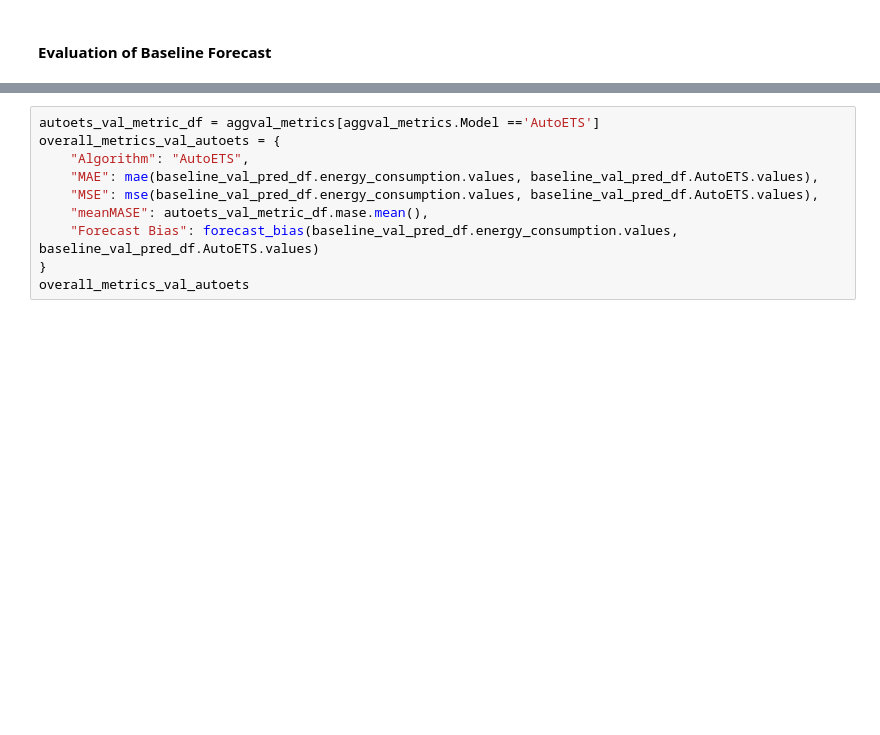
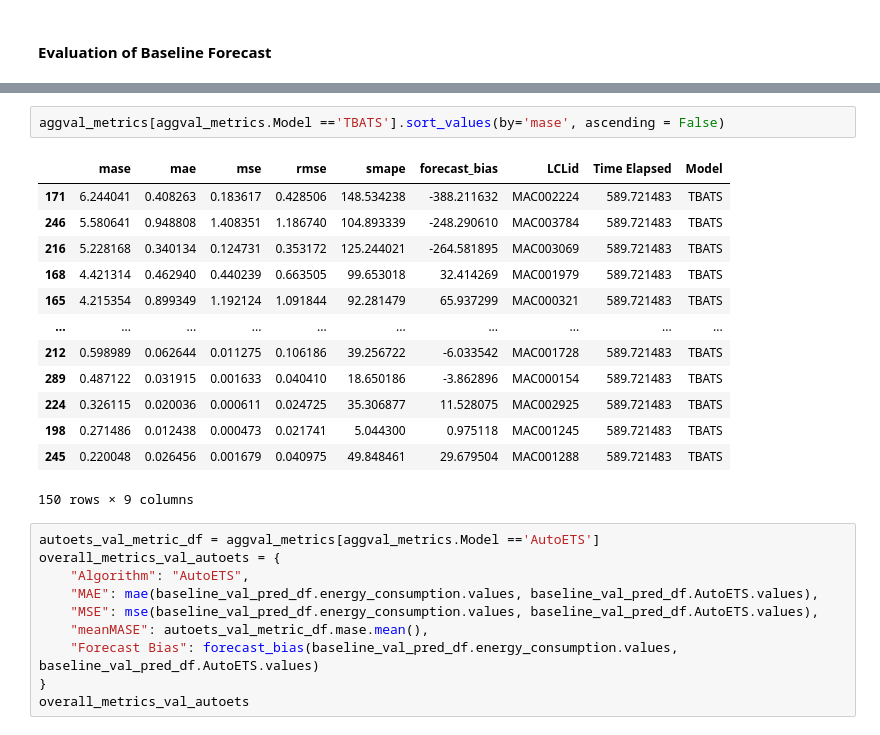
Before and after one commit to PacktPublishing/Modern-Time-Series-Forecasting-with-Python-2E, a Jupyter notebook: notebooks/Chapter04/02-Baseline Forecasts using NIXTLA.ipynb, the cells around one changed output, grey strips where cells are left out. Saved outputs shown, nothing was run; the diff lists cells and outputs as text; blank space fills up the shorter version.

```diff
--- a/notebooks/Chapter04/02-Baseline Forecasts using NIXTLA.ipynb
+++ b/notebooks/Chapter04/02-Baseline Forecasts using NIXTLA.ipynb
@@ -772,3 +786,19 @@ aggval_metrics.head()
+# %%
+aggval_metrics[aggval_metrics.Model =='TBATS'].sort_values(by='mase', ascending = False)
+# %% [output]
+|  | mase | mae | mse | rmse | smape | forecast_bias | LCLid | Time Elapsed | Model |
+| 171 | 6.244041 | 0.408263 | 0.183617 | 0.428506 | 148.534238 | -388.211632 | MAC002224 | 589.721483 | TBATS |
+| 246 | 5.580641 | 0.948808 | 1.408351 | 1.186740 | 104.893339 | -248.290610 | MAC003784 | 589.721483 | TBATS |
+| 216 | 5.228168 | 0.340134 | 0.124731 | 0.353172 | 125.244021 | -264.581895 | MAC003069 | 589.721483 | TBATS |
+| 168 | 4.421314 | 0.462940 | 0.440239 | 0.663505 | 99.653018 | 32.414269 | MAC001979 | 589.721483 | TBATS |
+| 165 | 4.215354 | 0.899349 | 1.192124 | 1.091844 | 92.281479 | 65.937299 | MAC000321 | 589.721483 | TBATS |
+| ... | ... | ... | ... | ... | ... | ... | ... | ... | ... |
+| 212 | 0.598989 | 0.062644 | 0.011275 | 0.106186 | 39.256722 | -6.033542 | MAC001728 | 589.721483 | TBATS |
+| 289 | 0.487122 | 0.031915 | 0.001633 | 0.040410 | 18.650186 | -3.862896 | MAC000154 | 589.721483 | TBATS |
+| 224 | 0.326115 | 0.020036 | 0.000611 | 0.024725 | 35.306877 | 11.528075 | MAC002925 | 589.721483 | TBATS |
+| 198 | 0.271486 | 0.012438 | 0.000473 | 0.021741 | 5.044300 | 0.975118 | MAC001245 | 589.721483 | TBATS |
+| 245 | 0.220048 | 0.026456 | 0.001679 | 0.040975 | 49.848461 | 29.679504 | MAC001288 | 589.721483 | TBATS |
+150 rows × 9 columns
 # %%
 autoets_val_metric_df = aggval_metrics[aggval_metrics.Model =='AutoETS']
 overall_metrics_val_autoets = {
```
Also changed, not shown: parts of 15 cells of this notebook.
